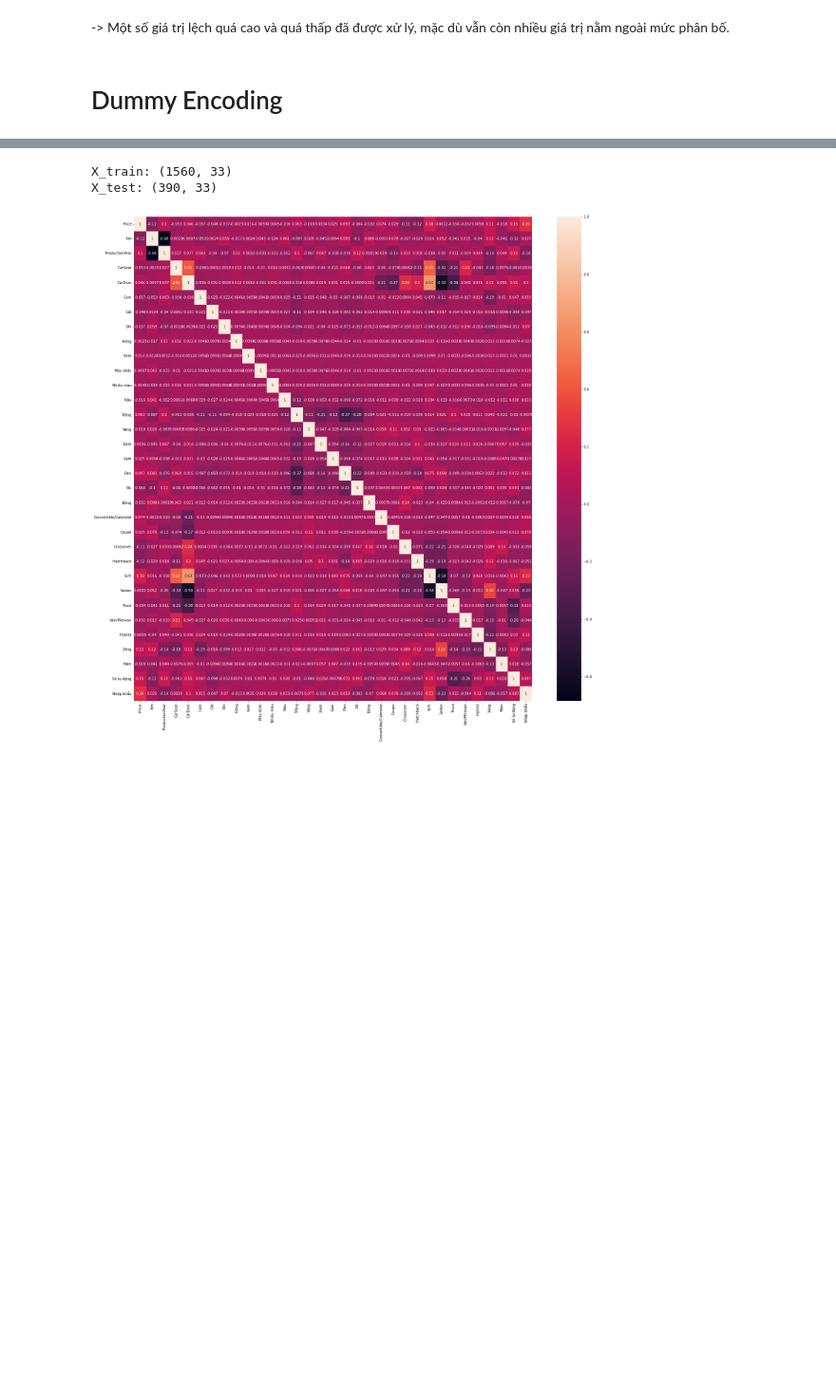
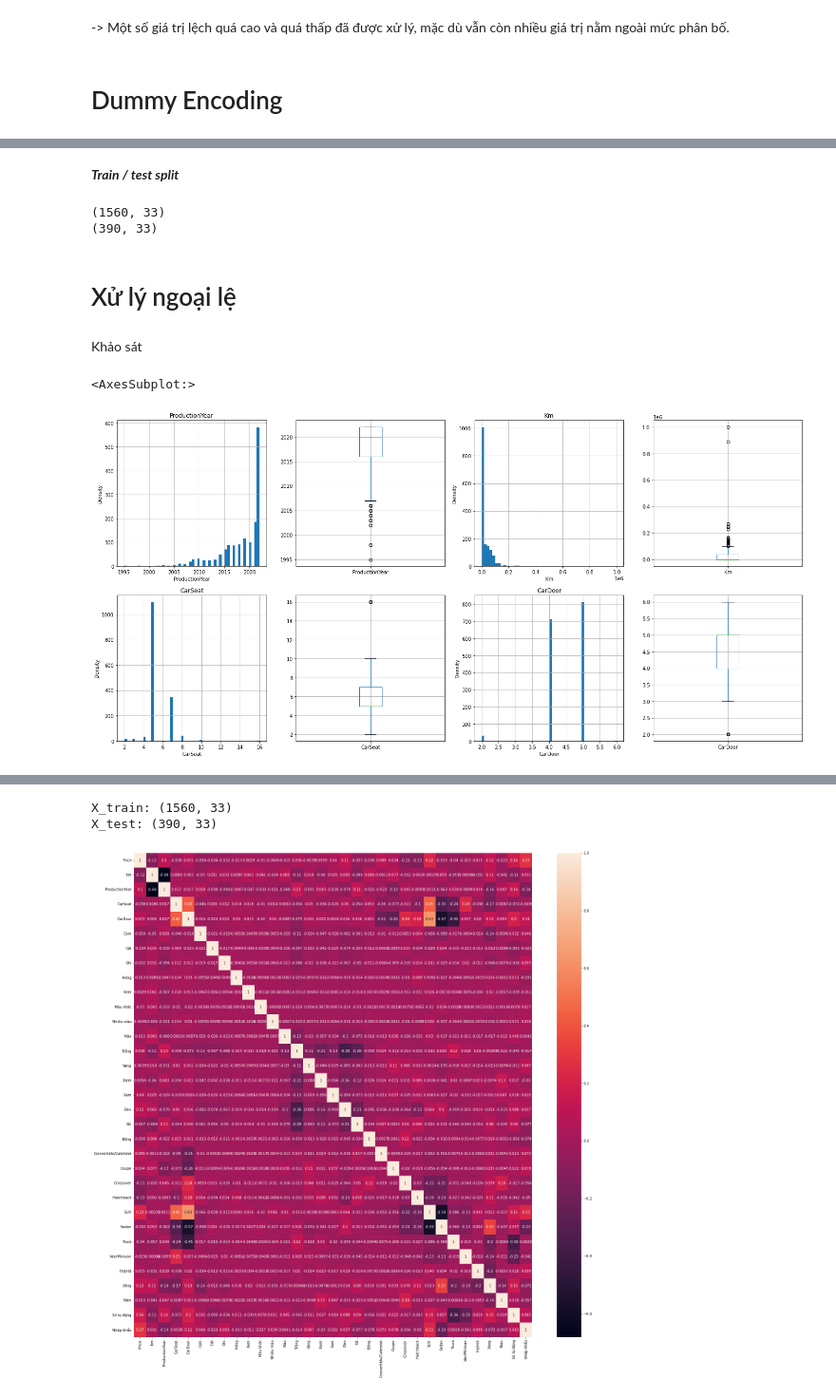
Before and after one commit to Kim-bk/car-price-prediction, a Jupyter notebook: Kim/linear_regression.ipynb, the cells around one changed output, grey strips where cells are left out. Shown at 95% size. Drawn from its saved outputs; the diff is of its cells as text; code cells hidden in the pictures; blank space fills up the shorter version.

```diff
--- a/Kim/linear_regression.ipynb
+++ b/Kim/linear_regression.ipynb
@@ -364,10 +298,10 @@ def dummies(x,df):
     df = pd.concat([df, temp], axis = 1)
     df.drop([x], axis = 1, inplace = True)
     return df
-# Applying the function to the cars_outlier
+# Applying the function to the cars_lr
 
-cars_outlier = dummies('CarColor',cars_outlier)
-cars_outlier = dummies('Type',cars_outlier)
-cars_outlier = dummies('EngineCar',cars_outlier)
-cars_outlier = dummies('Gearbox',cars_outlier)
-cars_outlier = dummies('Assemble',cars_outlier)
+cars_lr = dummies('CarColor',cars_lr)
+cars_lr = dummies('Type',cars_lr)
+cars_lr = dummies('EngineCar',cars_lr)
+cars_lr = dummies('Gearbox',cars_lr)
+cars_lr = dummies('Assemble',cars_lr)
@@ -389,0 +330,52 @@ cars_outlier.shape
+# %% [markdown]
+***Train / test split***
+# %%
+from sklearn.model_selection import train_test_split
+
+df_train, df_test = train_test_split(cars_lr,  train_size = 0.8, test_size = 0.2)
+print(df_train.shape)
+print(df_test.shape)
+# %% [output]
+(1560, 33)
+(390, 33)
+# %% [markdown]
+# Xử lý ngoại lệ
+# %% [markdown]
+Khảo sát
+# %%
+plt.figure(figsize=(25,12))
+
+plt.subplot(2,4,1)
+figure=df_train.ProductionYear.hist(bins=50)
+figure.set_title('ProductionYear')
+figure.set_xlabel('ProductionYear')
+figure.set_ylabel('Density')
+plt.subplot(2,4,2)
+df_train.boxplot(column="ProductionYear")
+
+plt.subplot(2,4,3)
+figure=df_train.Km.hist(bins=50)
+figure.set_title('Km')
+figure.set_xlabel('Km')
+figure.set_ylabel('Density')
+plt.subplot(2,4,4)
+df_train.boxplot(column="Km")
+
+plt.subplot(2,4,5)
+figure=df_train.CarSeat.hist(bins=50)
+figure.set_title('CarSeat')
+figure.set_xlabel('CarSeat')
+figure.set_ylabel('Density')
+plt.subplot(2,4,6)
+df_train.boxplot(column="CarSeat")
+
+plt.subplot(2,4,7)
+figure=df_train.CarDoor.hist(bins=50)
+figure.set_title('CarDoor')
+figure.set_xlabel('CarDoor')
+figure.set_ylabel('Density')
+plt.subplot(2,4,8)
+df_train.boxplot(column="CarDoor")
+# %% [output]
+<AxesSubplot:>
+[figure, added]
```
Also changed, not shown: parts of 30 cells of this notebook.
